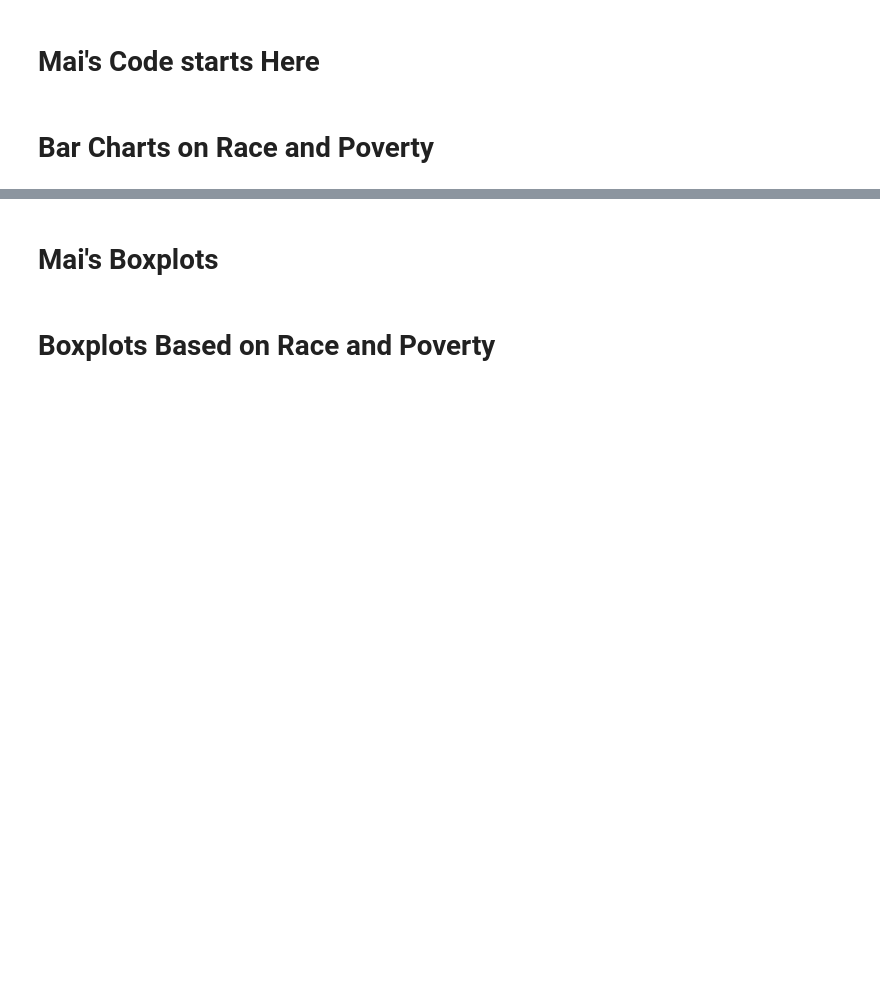
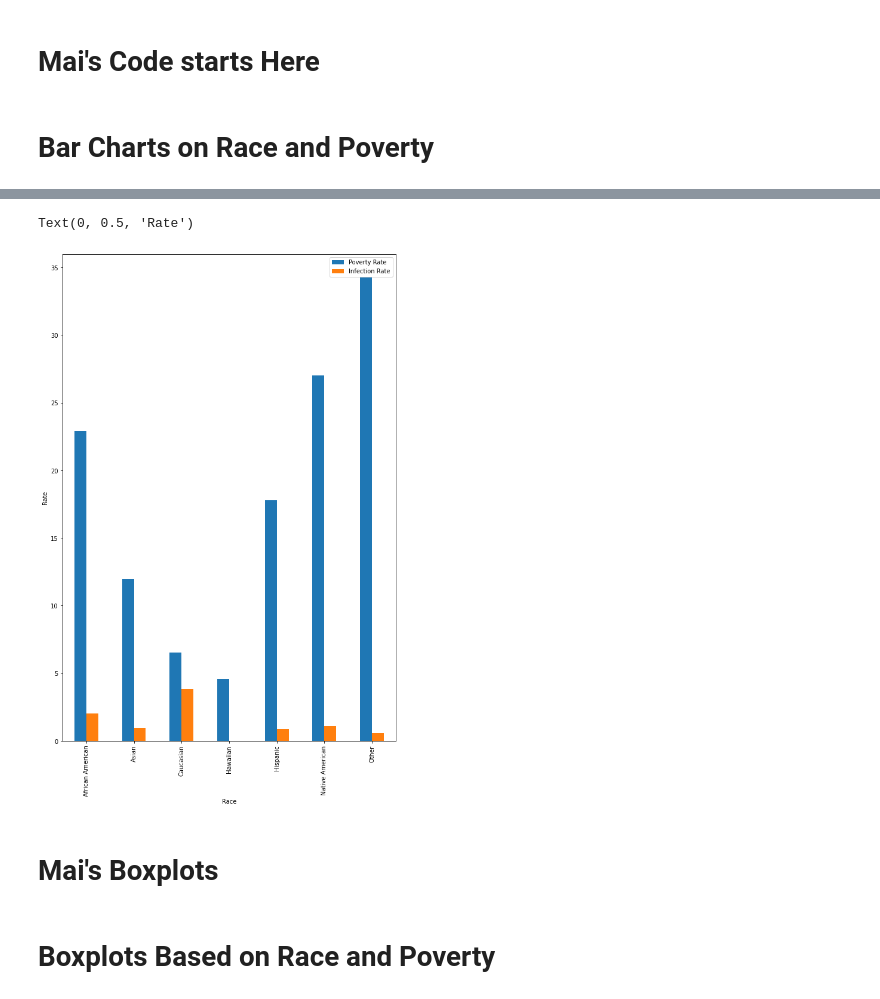
Before and after one commit to tlenzmeier58/Project_1, a Jupyter notebook: cdc_tom.ipynb, the cells around one changed output, grey strips where cells are left out. Saved outputs shown, nothing was run; the diff lists cells and outputs as text; code cells hidden in the pictures; blank space fills up the shorter version.

```diff
--- a/cdc_tom.ipynb
+++ b/cdc_tom.ipynb
@@ -348,3 +497,11 @@ plt.ylabel("Population (in millions)")
+# %%
+# Generate a 3 bar chart to show poverty rate and infection rate for each of the race in MN
+plot_df[['Poverty Rate','Infection Rate']].plot.bar(figsize=(10,15))
+plt.xlabel("Race")
+plt.ylabel("Rate")
+# %% [output]
+Text(0, 0.5, 'Rate')
+[figure, added]
 # %% [markdown]
 # Mai's Boxplots
 # %% [markdown]
```
Also changed, not shown: parts of 19 cells of this notebook.
